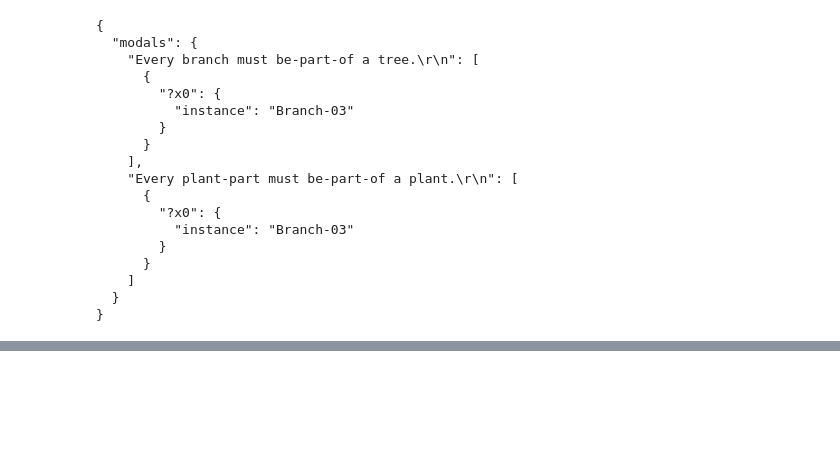
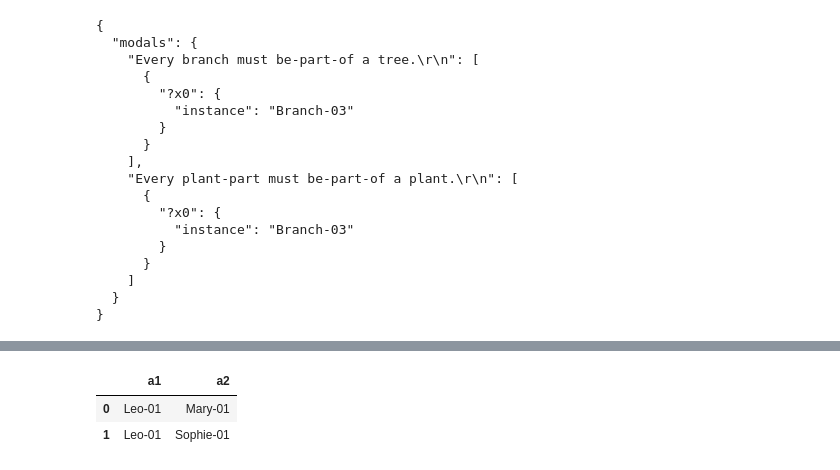
Before and after one commit to cognitum-octopus/cognipy, a Jupyter notebook: docs/01_safari_explorer/Safari.ipynb, the cells around one changed output, grey strips where cells are left out. Cells and saved outputs as stored; diff of their text form; code cells hidden in the pictures; blank space fills up the shorter version.

```diff
--- a/docs/01_safari_explorer/Safari.ipynb
+++ b/docs/01_safari_explorer/Safari.ipynb
@@ -199,6 +209,10 @@ print(onto.why("Leo-01 is an animal?"))
 # %%
-onto.sparql_query(CQL("""select ?a1 ?a2 {
+onto.sparql_query(CQL("""select ??aa1 2 {
                             ?a1 rdf:type <animal>.
                             ?a2 rdf:type <animal>.
                             ?a1 <eats> ?a2.
                         }""","http://cognitum.eu/african_wildlife#"))
+# %% [output]
+|  | a1 | a2 |
+| 0 | Leo-01 | Mary-01 |
+| 1 | Leo-01 | Sophie-01 |
```
Also changed, not shown: parts of 3 cells of this notebook, 43 other files.
